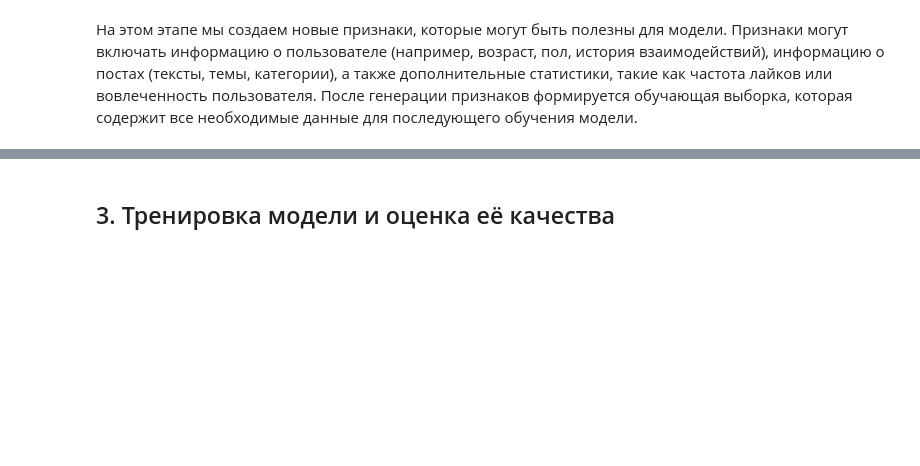
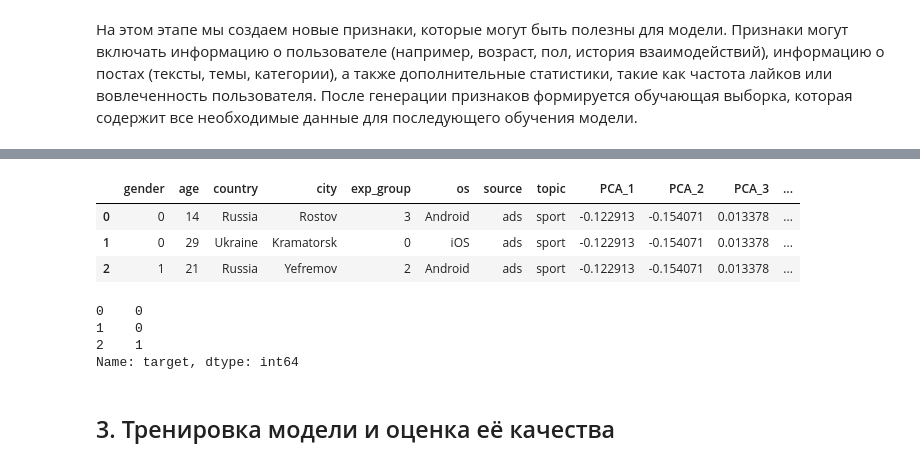
Before and after one commit to nktnlx/mle_course, a Jupyter notebook: 02_ml/22_rec_sys_project/22_rec_sys_project.ipynb, the cells around one changed output, grey strips where cells are left out. Saved outputs shown, nothing was run; the diff lists cells and outputs as text; code cells hidden in the pictures; blank space fills up the shorter version.

```diff
--- a/02_ml/22_rec_sys_project/22_rec_sys_project.ipynb
+++ b/02_ml/22_rec_sys_project/22_rec_sys_project.ipynb
@@ -384,0 +450,17 @@ Name: target, dtype: int64
+# %%
+X = df.drop(['target', 'user_id', 'post_id'], axis=1)
+y = df.target
+# %%
+X.head(3)
+# %% [output]
+|  | gender | age | country | city | exp_group | os | source | topic | PCA_1 | PCA_2 | PCA_3 | ... |
+| 0 | 0 | 14 | Russia | Rostov | 3 | Android | ads | sport | -0.122913 | -0.154071 | 0.013378 | ... |
+| 1 | 0 | 29 | Ukraine | Kramatorsk | 0 | iOS | ads | sport | -0.122913 | -0.154071 | 0.013378 | ... |
+| 2 | 1 | 21 | Russia | Yefremov | 2 | Android | ads | sport | -0.122913 | -0.154071 | 0.013378 | ... |
+# %%
+y[0:3]
+# %% [output]
+0    0
+1    0
+2    1
+Name: target, dtype: int64
```
Also changed, not shown: parts of 23 cells of this notebook.
